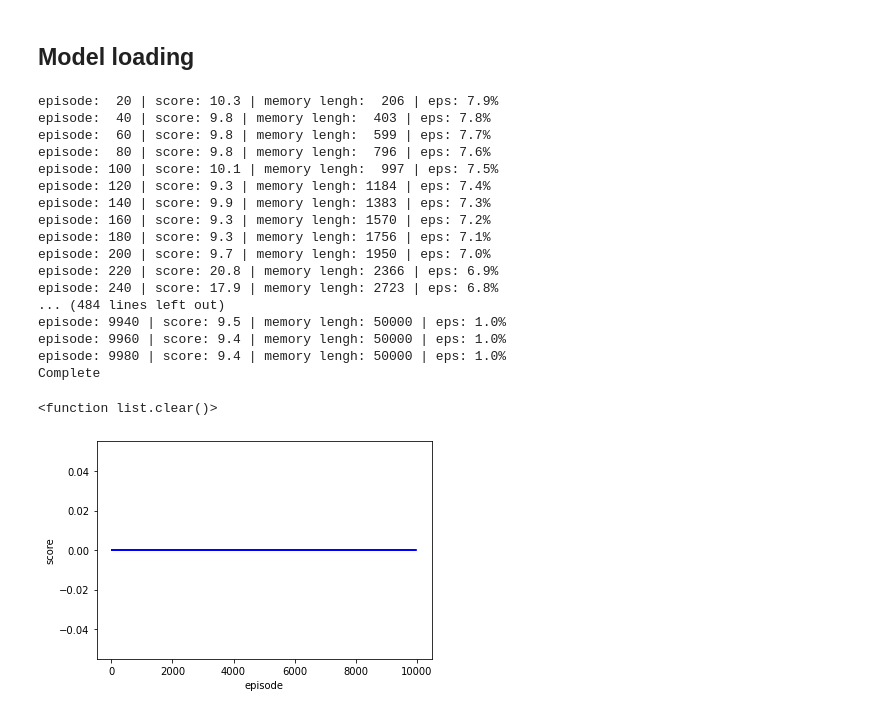
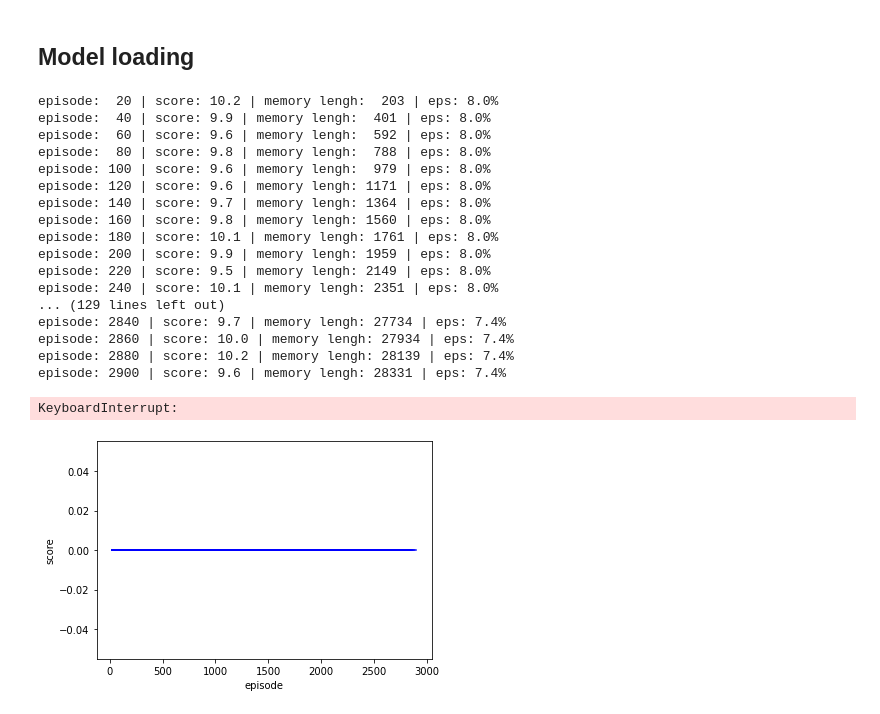
Before and after one commit to GwangwooHan/study, a Jupyter notebook: RL/cartpole/220502 cartpole_ver5_tunning.ipynb, the cells around one changed output. Drawn from its saved outputs; the diff is of its cells as text; code cells hidden in the pictures.

```diff
--- a/RL/cartpole/220502 cartpole_ver5_tunning.ipynb
+++ b/RL/cartpole/220502 cartpole_ver5_tunning.ipynb
@@ -52,9 +52,9 @@ class ReplayMemory(object):
 class net(nn.Module):
     def __init__(self, outputs):
         super(net, self).__init__()
-        self.fc1 = nn.Linear(4, 128)
-        self.fc2 = nn.Linear(128, 128)
-        self.fc3 = nn.Linear(128, outputs)
+        self.fc1 = nn.Linear(4, 24)
+        self.fc2 = nn.Linear(24, 24)
+        self.fc3 = nn.Linear(24, outputs)
 
     def forward(self, x):
 #         x = x.to(device)
@@ -97,19 +97,21 @@ def train_model():
 
 
     current_q_values = policy_net(state_batch).gather(1, action_batch)
-    max_next_q_values = target_net(next_state_batch).max(1)[0].unsqueeze(1)
+    max_next_q_values = target_net(next_state_batch).detach().max(1)[0]
     target_q_values = reward_batch + (GAMMA * max_next_q_values)
 
-    # Huber Loss 계산
-    criterion = nn.SmoothL1Loss()
-    loss = criterion(current_q_values, target_q_values) # unsqueeze(): 차원 추가
+#     # Huber Loss 계산
+#     criterion = nn.SmoothL1Loss()
+# #     criterion = F.smooth_l1_loss()
+#     loss = criterion(current_q_values, target_q_values) # unsqueeze(): 차원 추가
+    loss = F.mse_loss(current_q_values.squeeze(), target_q_values)
 
     # Optimize parameters
     optimizer.zero_grad()
     loss.backward()
-#     for param in policy_net.parameters():
-#         # 모든 원소를 [ min, max ]의 범위로 clamp
-# #         param.grad.data.clamp_(-1, 1)
+    for param in policy_net.parameters():
+        # 모든 원소를 [ min, max ]의 범위로 clamp
+        param.grad.data.clamp_(-1, 1)
     optimizer.step()
 # %% [markdown]
 # Main
@@ -144,7 +146,7 @@ target_net.eval()
 optimizer = optim.Adam(policy_net.parameters(), LR)
 
 # Capacity (즉, maximum length) 2000짜리 deque 이다.
-memory = ReplayMemory(50000)
+memory = ReplayMemory(2000)
 
 steps_done = 0
 score_avg = 0
@@ -156,7 +158,7 @@ score = 0
 steps = 0
 # %%
 for episode in range(HM_EPISODES):
-    epsilon = max(0.01, 0.08 - 0.01*(episode/200))
+    epsilon = max(0.01, 0.08 - 0.01*(episode/5000))
     state = env.reset()
     state = torch.tensor([state], device=device, dtype =torch.float) # state에 차원하나 추가 필요
     done = False
@@ -171,7 +173,7 @@ for episode in range(HM_EPISODES):
         next_state, reward, done, _ = env.step(action.item())
         score += reward
 
-        reward = torch.tensor([[reward/100.0]], device=device, dtype = torch.float)
+        reward = torch.tensor([reward], device=device, dtype = torch.float)
         next_state = torch.tensor([next_state], device=device, dtype =torch.float)
 
         # 얻어낸 transition set을 memory에 저장
@@ -183,49 +185,49 @@ for episode in range(HM_EPISODES):
         # 다음 상태로 이동
         state = next_state
         steps += 1
 
 
         # 마찬가지로 done이 True 라면,
         if done:
             break
 
     if len(memory) >= train_start:
         train_model()
 
     if episode % SHOW_EVERY==0 and episode != 0:
         target_net.load_state_dict(policy_net.state_dict())
         print('episode: {:3d} | score: {:.1f} | memory lengh: {:4d} | eps: {:.1f}%'.format(
             episode, score/SHOW_EVERY, len(memory), epsilon*100))
 
         scores.append(score_avg)
         episodes.append(episode)
         plt.plot(episodes, scores, 'b')
         plt.xlabel('episode')
         plt.ylabel('score')
         score = 0
 env.close()
 
 # 학습 마무리.
 print('Complete')
 scores.clear
 episodes.clear
 # %% [output]
-episode:  20 | score: 10.3 | memory lengh:  206 | eps: 7.9%
-episode:  40 | score: 9.8 | memory lengh:  403 | eps: 7.8%
-episode:  60 | score: 9.8 | memory lengh:  599 | eps: 7.7%
-episode:  80 | score: 9.8 | memory lengh:  796 | eps: 7.6%
-episode: 100 | score: 10.1 | memory lengh:  997 | eps: 7.5%
-episode: 120 | score: 9.3 | memory lengh: 1184 | eps: 7.4%
-episode: 140 | score: 9.9 | memory lengh: 1383 | eps: 7.3%
-episode: 160 | score: 9.3 | memory lengh: 1570 | eps: 7.2%
-episode: 180 | score: 9.3 | memory lengh: 1756 | eps: 7.1%
-episode: 200 | score: 9.7 | memory lengh: 1950 | eps: 7.0%
-episode: 220 | score: 20.8 | memory lengh: 2366 | eps: 6.9%
-episode: 240 | score: 17.9 | memory lengh: 2723 | eps: 6.8%
-... (484 lines left out)
-episode: 9940 | score: 9.5 | memory lengh: 50000 | eps: 1.0%
-episode: 9960 | score: 9.4 | memory lengh: 50000 | eps: 1.0%
-episode: 9980 | score: 9.4 | memory lengh: 50000 | eps: 1.0%
-Complete
+episode:  20 | score: 10.2 | memory lengh:  203 | eps: 8.0%
+episode:  40 | score: 9.9 | memory lengh:  401 | eps: 8.0%
+episode:  60 | score: 9.6 | memory lengh:  592 | eps: 8.0%
+episode:  80 | score: 9.8 | memory lengh:  788 | eps: 8.0%
+episode: 100 | score: 9.6 | memory lengh:  979 | eps: 8.0%
+episode: 120 | score: 9.6 | memory lengh: 1171 | eps: 8.0%
+episode: 140 | score: 9.7 | memory lengh: 1364 | eps: 8.0%
+episode: 160 | score: 9.8 | memory lengh: 1560 | eps: 8.0%
+episode: 180 | score: 10.1 | memory lengh: 1761 | eps: 8.0%
+episode: 200 | score: 9.9 | memory lengh: 1959 | eps: 8.0%
+episode: 220 | score: 9.5 | memory lengh: 2149 | eps: 8.0%
+episode: 240 | score: 10.1 | memory lengh: 2351 | eps: 8.0%
+... (129 lines left out)
+episode: 2840 | score: 9.7 | memory lengh: 27734 | eps: 7.4%
+episode: 2860 | score: 10.0 | memory lengh: 27934 | eps: 7.4%
+episode: 2880 | score: 10.2 | memory lengh: 28139 | eps: 7.4%
+episode: 2900 | score: 9.6 | memory lengh: 28331 | eps: 7.4%
-<function list.clear()>
+KeyboardInterrupt:
-[figure, old version]
+[figure, new version]
```
Also changed, not shown: 5 other files.
